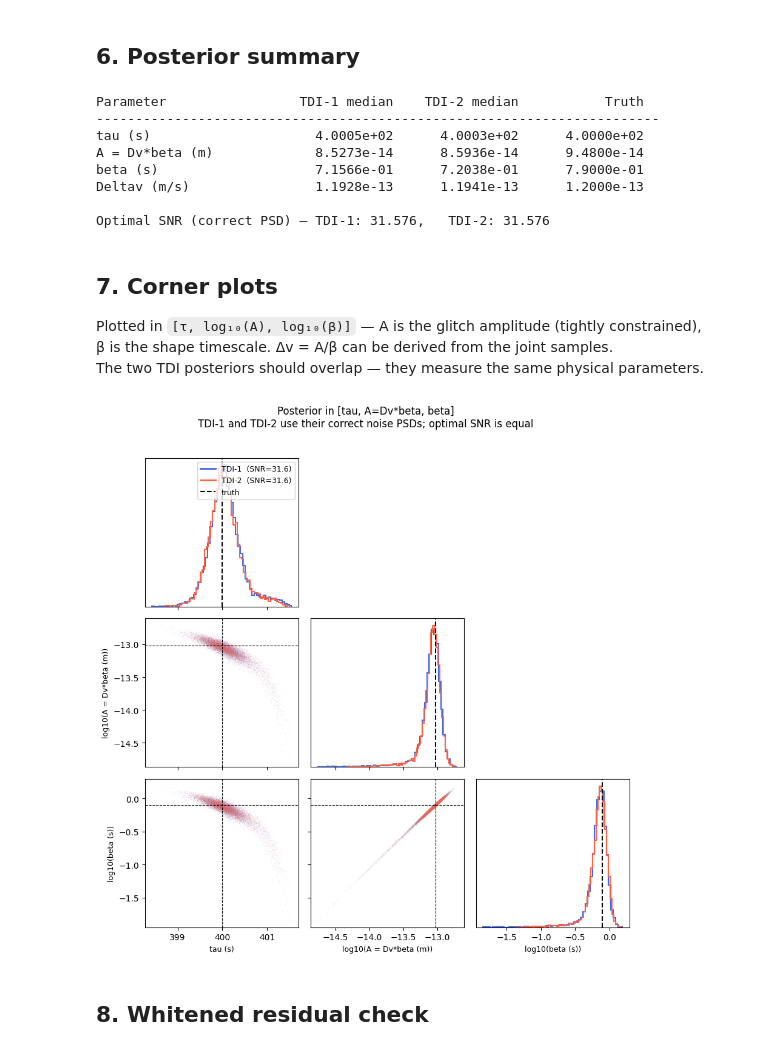
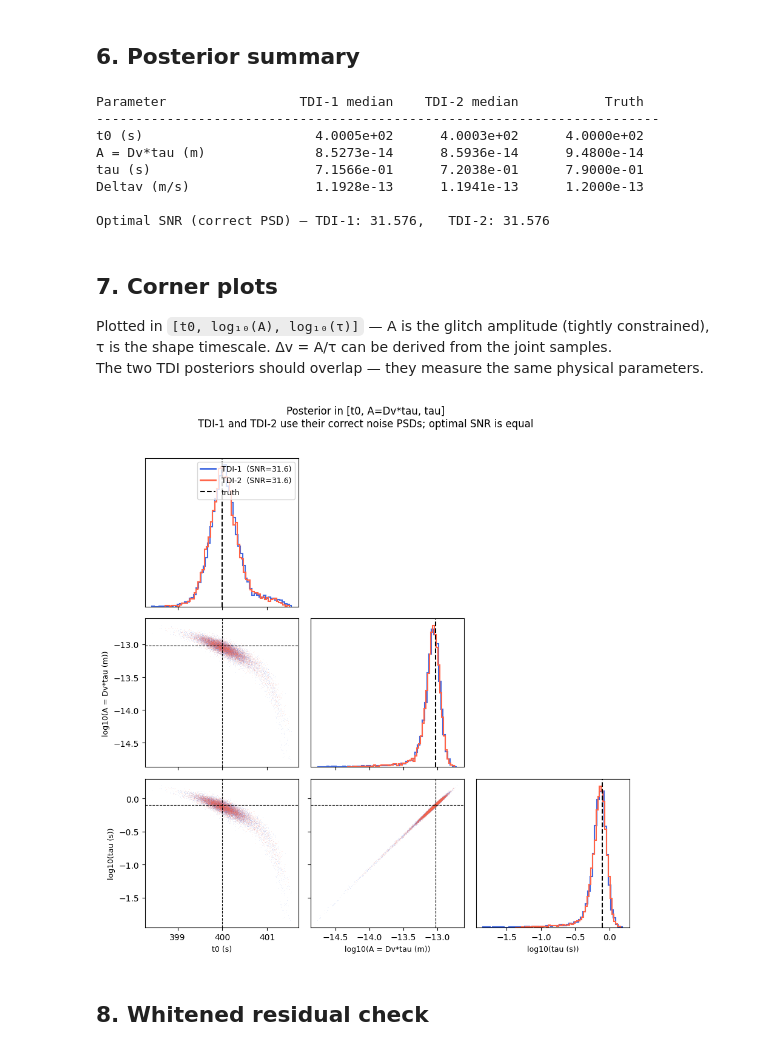
Before and after one commit to gmenta24/jaxglitches, a Jupyter notebook: lisa.ipynb, the cells around one changed output. Cells and saved outputs as stored; diff of their text form; code cells hidden in the pictures.

Commit message:
Uniformed parameters names using only the waveform.py parametrization

```diff
--- a/lisa.ipynb
+++ b/lisa.ipynb
@@ -49,11 +49,11 @@ f_safe = jnp.where(freq > 0, freq, 1.0)
 psd1 = ns.psd_tdi1_array(f_safe)
 psd2 = ns.psd_tdi2_array(f_safe)
 
-TAU_TRUE    = 400.0
+T0_TRUE    = 400.0
 DELTAV_TRUE = 1.2e-13
-BETA_TRUE   = 0.79
-A_TRUE      = DELTAV_TRUE * BETA_TRUE   # = 9.48e-14  (well-constrained amplitude)
-params_true = jnp.array([TAU_TRUE, DELTAV_TRUE, BETA_TRUE])
+TAU_TRUE   = 0.79
+A_TRUE      = DELTAV_TRUE * TAU_TRUE   # = 9.48e-14  (well-constrained amplitude)
+params_true = jnp.array([T0_TRUE, DELTAV_TRUE, TAU_TRUE])
 
 h1 = jg.clean_signal(params_true, freq, T=T_ARM, tdi=1)
 h2 = jg.clean_signal(params_true, freq, T=T_ARM, tdi=2)
@@ -62,7 +62,7 @@ snr2 = jg.snr(h2, psd2)
 print(f'SNR  TDI-1: {snr1:.3f}')
 print(f'SNR  TDI-2: {snr2:.3f}')
 print(f'SNR ratio   (must be 1): {snr2/snr1:.6f}')
-print(f'A_true = Dv * beta = {A_TRUE:.3e} m')
+print(f'A_true = Dv * tau = {A_TRUE:.3e} m')
 # %% [output]
 SNR  TDI-1: 31.576
 SNR  TDI-2: 31.576
@@ -272,7 +272,7 @@ def loglik2(xi): return log_L2(to_physical_AB(xi))
 
 def run_ensemble(loglik_fn, xi_map, cov, seed):
     """Affine-invariant ensemble sampler (stretch move).
-    Returns flat chain (N_WALKERS × N_SAMP, 3) in [tau, logA, logBeta]."""
+    Returns flat chain (N_WALKERS × N_SAMP, 3) in [t0, logA, logTau]."""
     sampling = SamplingMH(
         nwalker=N_WALKERS, temps=jnp.array([1.0]),
         loglik=loglik_fn, logprior=jax.jit(log_prior_AB), dim=3,
@@ -329,9 +329,9 @@ Thinned samples: 10000 each  (THIN=32)
 print(f'{"Parameter":22s}  {"TDI-1 median":>14s}  {"TDI-2 median":>14s}  {"Truth":>14s}')
 print('-' * 72)
 for name, v1, v2, tv in [
-        ('tau (s)',       np.median(s1[:,0]), np.median(s2[:,0]), TAU_TRUE),
-        ('A = Dv*beta (m)', np.median(a1),    np.median(a2),    A_TRUE),
-        ('beta (s)',       np.median(s1[:,2]), np.median(s2[:,2]), BETA_TRUE),
+        ('t0 (s)',       np.median(s1[:,0]), np.median(s2[:,0]), T0_TRUE),
+        ('A = Dv*tau (m)', np.median(a1),    np.median(a2),    A_TRUE),
+        ('tau (s)',       np.median(s1[:,2]), np.median(s2[:,2]), TAU_TRUE),
         ('Deltav (m/s)',   np.median(s1[:,1]), np.median(s2[:,1]), DELTAV_TRUE)]:
     print(f'{name:22s}  {v1:14.4e}  {v2:14.4e}  {tv:14.4e}')
 
@@ -340,25 +340,25 @@ print(f'Optimal SNR (correct PSD) — TDI-1: {snr1:.3f},   TDI-2: {snr2:.3f}')
 # %% [output]
 Parameter                 TDI-1 median    TDI-2 median           Truth
 ------------------------------------------------------------------------
-tau (s)                     4.0005e+02      4.0003e+02      4.0000e+02
-A = Dv*beta (m)             8.5273e-14      8.5936e-14      9.4800e-14
-beta (s)                    7.1566e-01      7.2038e-01      7.9000e-01
+t0 (s)                      4.0005e+02      4.0003e+02      4.0000e+02
+A = Dv*tau (m)              8.5273e-14      8.5936e-14      9.4800e-14
+tau (s)                     7.1566e-01      7.2038e-01      7.9000e-01
 Deltav (m/s)                1.1928e-13      1.1941e-13      1.2000e-13
 
 Optimal SNR (correct PSD) — TDI-1: 31.576,   TDI-2: 31.576
 # %% [markdown]
 ## 7. Corner plots
 
-Plotted in `[τ, log₁₀(A), log₁₀(β)]` — A is the glitch amplitude (tightly constrained),
-β is the shape timescale.  Δv = A/β can be derived from the joint samples.
+Plotted in `[t0, log₁₀(A), log₁₀(τ)]` — A is the glitch amplitude (tightly constrained),
+τ is the shape timescale.  Δv = A/τ can be derived from the joint samples.
 The two TDI posteriors should overlap — they measure the same physical parameters.
 # %%
-# Build sample arrays in [tau, A, beta] space for the corner plot
-sp1 = np.column_stack([s1[:,0], a1, s1[:,2]])   # [tau, A, beta]
+# Build sample arrays in [t0, A, tau] space for the corner plot
+sp1 = np.column_stack([s1[:,0], a1, s1[:,2]])   # [t0, A, tau]
 sp2 = np.column_stack([s2[:,0], a2, s2[:,2]])
 
-plot_names  = ['tau (s)', 'A = Dv*beta (m)', 'beta (s)']
-plot_truths = [TAU_TRUE, A_TRUE, BETA_TRUE]
+plot_names  = ['t0 (s)', 'A = Dv*tau (m)', 'tau (s)']
+plot_truths = [T0_TRUE, A_TRUE, TAU_TRUE]
 
 
 def corner_plot(samples_list, labels, colors, param_names, truth, log_axes=None):
@@ -387,35 +387,35 @@ def corner_plot(samples_list, labels, colors, param_names, truth, log_axes=None)
                     ax.plot(_v(s, col), _v(s, row), ',', color=clr, alpha=0.1, ms=1)
                 ax.axvline(_t(col), color='k', lw=0.8, ls='--')
                 ax.axhline(_t(row), color='k', lw=0.8, ls='--')
             if row == n-1:
                 ax.set_xlabel(_lbl(col), fontsize=9)
             else:
                 ax.set_xticklabels([])
             if col == 0 and row > 0:
                 ax.set_ylabel(_lbl(row), fontsize=9)
             else:
                 ax.set_yticklabels([])
 
     handles  = [plt.Line2D([0],[0], color=c, lw=2, label=l) for l,c in zip(labels,colors)]
     handles += [plt.Line2D([0],[0], color='k', lw=1.5, ls='--', label='truth')]
     axes[0,0].legend(handles=handles, fontsize=9, loc='upper right')
     return fig
 
 
 fig = corner_plot(
     [sp1, sp2],
     [f'TDI-1  (SNR={snr1:.1f})', f'TDI-2  (SNR={snr2:.1f})'],
     ['royalblue', 'tomato'],
     plot_names, plot_truths, log_axes={1, 2})
 
 fig.suptitle(
-    'Posterior in [tau, A=Dv*beta, beta]\n'
+    'Posterior in [t0, A=Dv*tau, tau]\n'
     'TDI-1 and TDI-2 use their correct noise PSDs; optimal SNR is equal',
     y=1.02, fontsize=12)
 plt.tight_layout()
 plt.show()
 # %% [output]
-[figure, old version]
+[figure, new version]
 # %% [markdown]
 ## 8. Whitened residual check
 # %%
```
Also changed, not shown: parts of 12 cells of this notebook, 5 other files.
